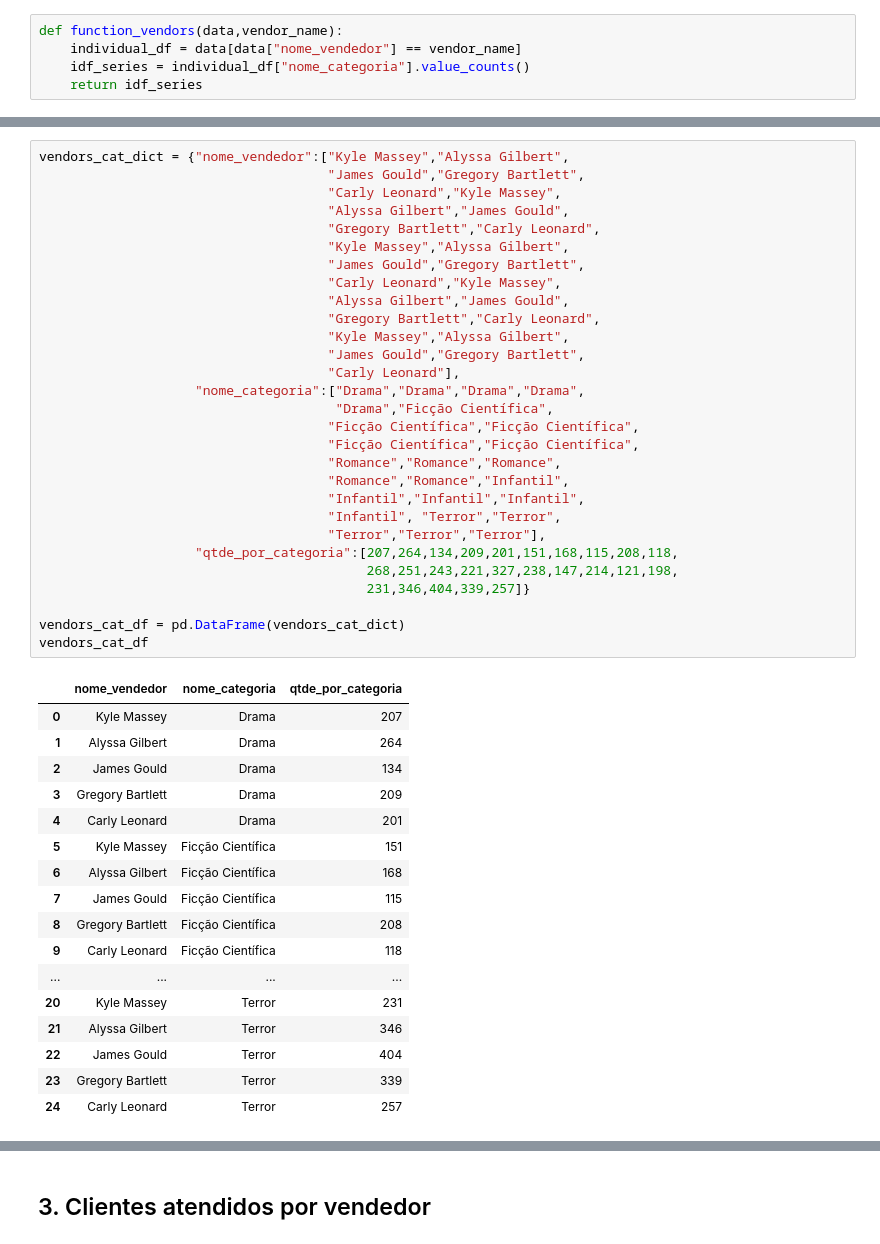
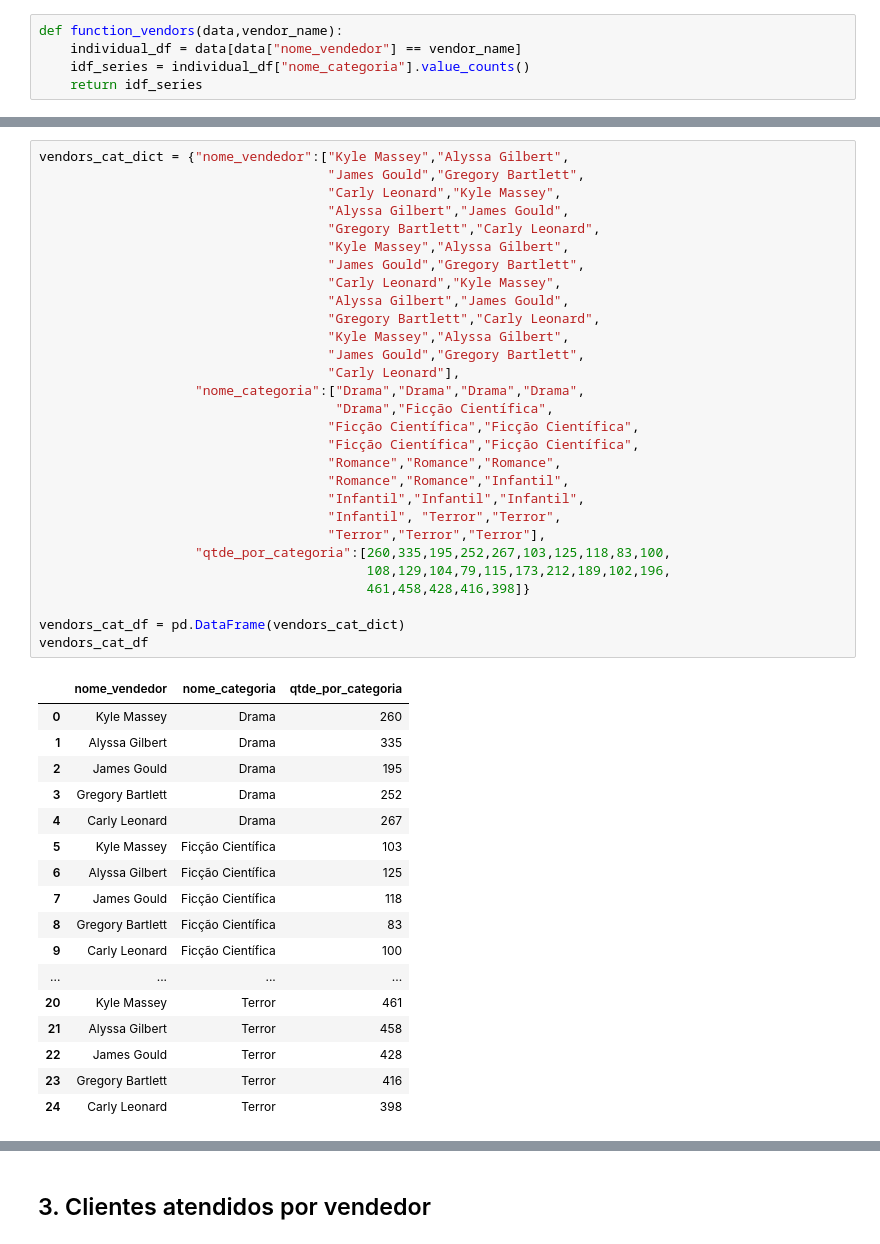
Before and after one commit to n3vrmr/data_studies, a Jupyter notebook: notebooks/1_python .ipynb, the cells around one changed output, grey strips where cells are left out. Drawn from its saved outputs; the diff is of its cells as text.

```diff
--- a/notebooks/1_python .ipynb
+++ b/notebooks/1_python .ipynb
@@ -854,49 +859,49 @@ Name: nome_categoria, dtype: int64
 # %%
 vendors_cat_dict = {"nome_vendedor":["Kyle Massey","Alyssa Gilbert",
                                      "James Gould","Gregory Bartlett",
                                      "Carly Leonard","Kyle Massey",
                                      "Alyssa Gilbert","James Gould",
                                      "Gregory Bartlett","Carly Leonard",
                                      "Kyle Massey","Alyssa Gilbert",
                                      "James Gould","Gregory Bartlett",
                                      "Carly Leonard","Kyle Massey",
                                      "Alyssa Gilbert","James Gould",
                                      "Gregory Bartlett","Carly Leonard",
                                      "Kyle Massey","Alyssa Gilbert",
                                      "James Gould","Gregory Bartlett",
                                      "Carly Leonard"],
                     "nome_categoria":["Drama","Drama","Drama","Drama",
                                       "Drama","Ficção Científica",
                                      "Ficção Científica","Ficção Científica",
                                      "Ficção Científica","Ficção Científica",
                                      "Romance","Romance","Romance",
                                      "Romance","Romance","Infantil",
                                      "Infantil","Infantil","Infantil",
                                      "Infantil", "Terror","Terror",
                                      "Terror","Terror","Terror"],
-                    "qtde_por_categoria":[207,264,134,209,201,151,168,115,208,118,
-                                          268,251,243,221,327,238,147,214,121,198,
-                                          231,346,404,339,257]}
+                    "qtde_por_categoria":[260,335,195,252,267,103,125,118,83,100,
+                                          108,129,104,79,115,173,212,189,102,196,
+                                          461,458,428,416,398]}
 
 vendors_cat_df = pd.DataFrame(vendors_cat_dict)
 vendors_cat_df
 # %% [output]
 |  | nome_vendedor | nome_categoria | qtde_por_categoria |
-| 0 | Kyle Massey | Drama | 207 |
-| 1 | Alyssa Gilbert | Drama | 264 |
-| 2 | James Gould | Drama | 134 |
-| 3 | Gregory Bartlett | Drama | 209 |
-| 4 | Carly Leonard | Drama | 201 |
-| 5 | Kyle Massey | Ficção Científica | 151 |
-| 6 | Alyssa Gilbert | Ficção Científica | 168 |
-| 7 | James Gould | Ficção Científica | 115 |
-| 8 | Gregory Bartlett | Ficção Científica | 208 |
-| 9 | Carly Leonard | Ficção Científica | 118 |
+| 0 | Kyle Massey | Drama | 260 |
+| 1 | Alyssa Gilbert | Drama | 335 |
+| 2 | James Gould | Drama | 195 |
+| 3 | Gregory Bartlett | Drama | 252 |
+| 4 | Carly Leonard | Drama | 267 |
+| 5 | Kyle Massey | Ficção Científica | 103 |
+| 6 | Alyssa Gilbert | Ficção Científica | 125 |
+| 7 | James Gould | Ficção Científica | 118 |
+| 8 | Gregory Bartlett | Ficção Científica | 83 |
+| 9 | Carly Leonard | Ficção Científica | 100 |
 | ... | ... | ... | ... |
-| 20 | Kyle Massey | Terror | 231 |
-| 21 | Alyssa Gilbert | Terror | 346 |
-| 22 | James Gould | Terror | 404 |
-| 23 | Gregory Bartlett | Terror | 339 |
-| 24 | Carly Leonard | Terror | 257 |
+| 20 | Kyle Massey | Terror | 461 |
+| 21 | Alyssa Gilbert | Terror | 458 |
+| 22 | James Gould | Terror | 428 |
+| 23 | Gregory Bartlett | Terror | 416 |
+| 24 | Carly Leonard | Terror | 398 |
 # %%
 plt.figure(figsize=(14,10))
```
Also changed, not shown: parts of 41 cells of this notebook.
